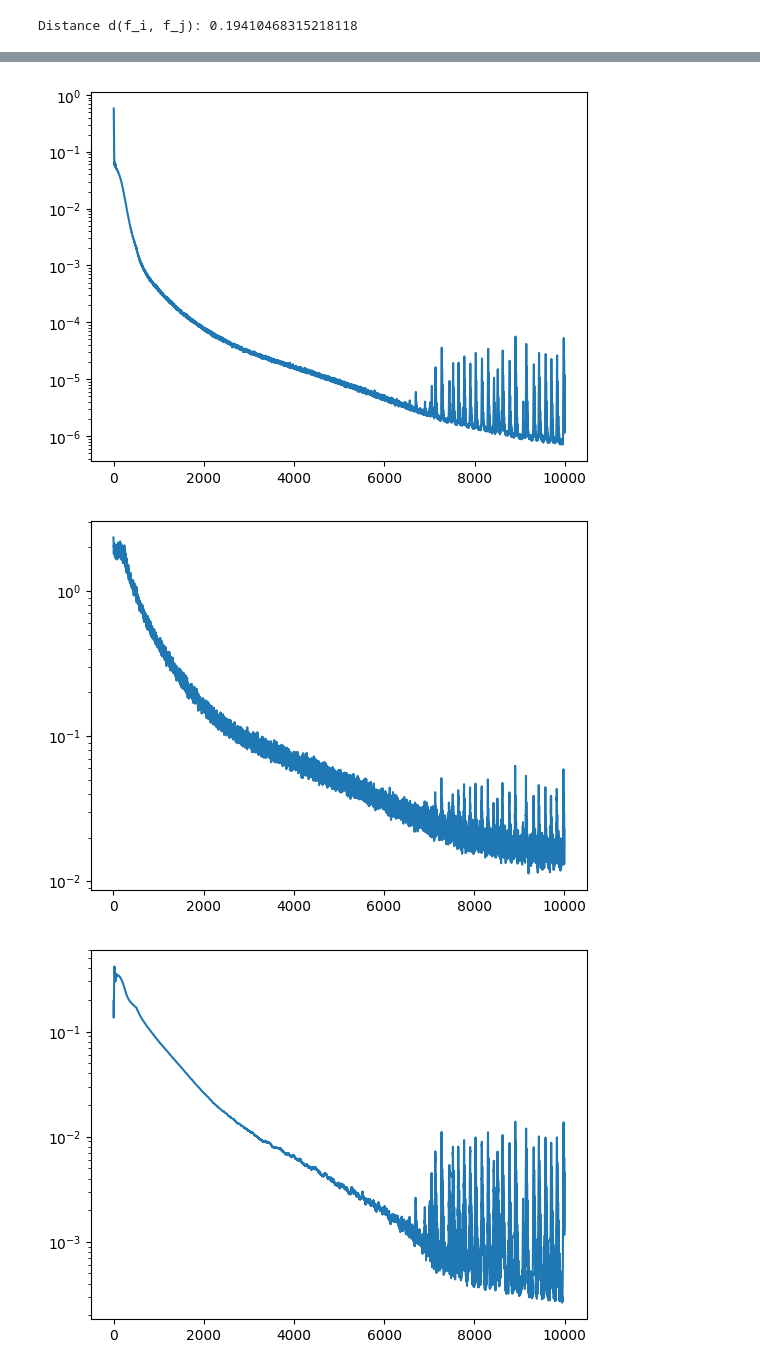
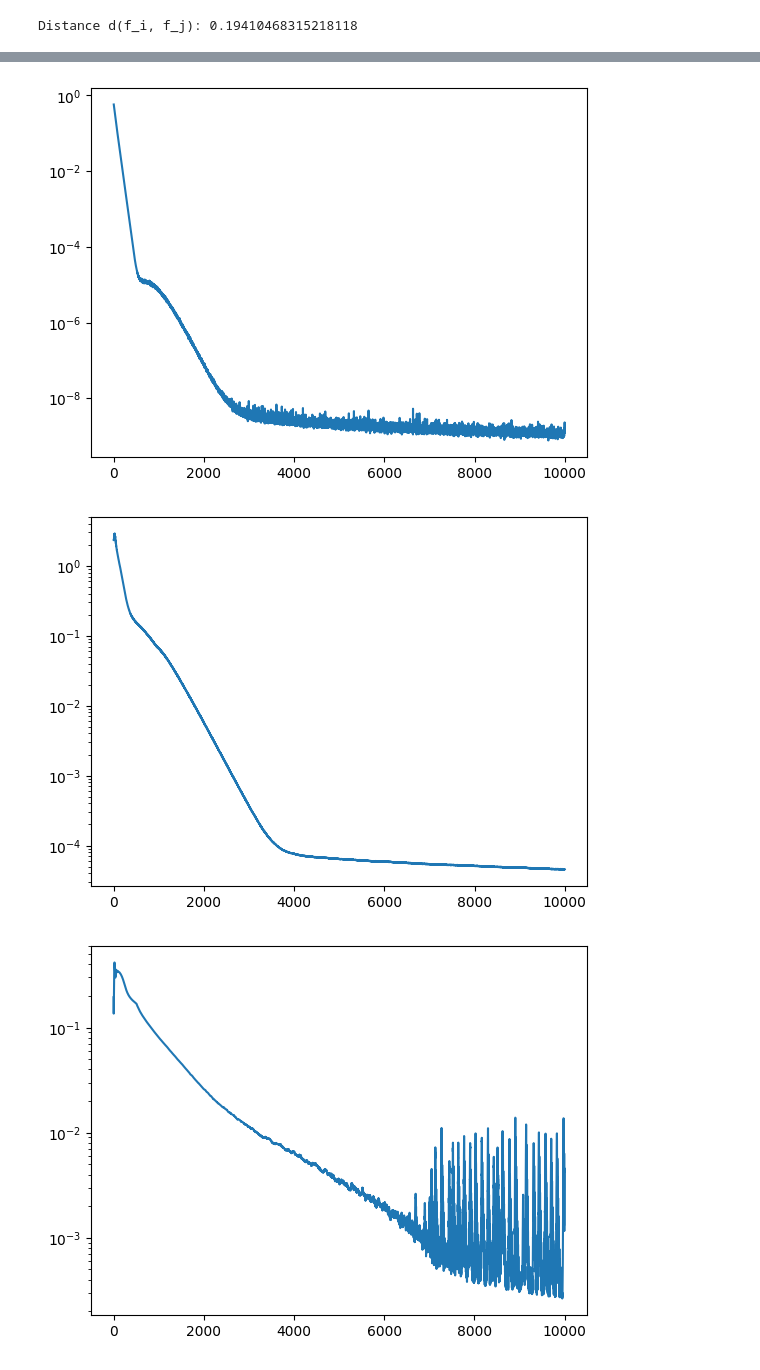
Before and after one commit to JamesAndrewKing/GaussNewtonShapes, a Jupyter notebook: notebooks/catenoid.ipynb, the cells around one changed output, grey strips where cells are left out. Drawn from its saved outputs; the diff is of its cells as text; code cells hidden in the pictures.

```diff
--- a/notebooks/catenoid.ipynb
+++ b/notebooks/catenoid.ipynb
@@ -149,8 +149,8 @@ pts_eikonal = torch.cat((pts_space_fixed, pts_boundary))
 pts_surface = pts_boundary
 
 
-# loss_weights = {"interface": 1.0, "eikonal": 0.001, "curvature": 1.0}
-loss_weights = {"interface": 1.0, "eikonal": 0.5, "curvature": 1.0}
+loss_weights = {"interface": 1.0, "eikonal": 0.001, "curvature": 1.0}
+# loss_weights = {"interface": 1.0, "eikonal": 0.5, "curvature": 1.0}
 
 
 
@@ -259,6 +259,10 @@ def compute_distance(model, true_implicit, pts_surface_model, pts_surface_true):
     # Refine model surface samples for exact error calculation
     pts_surface_model = sample_model_surface_newton(model, pts_surface_model)
 
+    # Cut away points further away than the boundary points
+    distances = torch.norm(pts_surface_model[:, :2], dim=1)
+    pts_surface_model = pts_surface_model[distances <= np.cosh(v_max)]
+
     # Compute the integral of squared values over both surfaces
     with torch.no_grad():
         d_model = model(pts_surface_true).squeeze().square().mean()
@@ -315,13 +319,10 @@ params = model.params
 loss_over_iters = {}
 distance_over_iters = {}
 chamfer_over_iters = {}
-bounds = torch.tensor([[-1,1], [-1,1], [-1,1]], dtype=torch.float64)
 # Gauss-Newton:
-# loss_weights = {"interface": 1.0, "interface_corners": 10.0, "eikonal": 0.001, "laplacian": 1.0}
-# optim = HandNGD(model, lr=1e-2, config=config)
+optim = HandNGD(model, lr=1e-2, config=config)
 # Adam:
-# loss_weights = {"interface": 10.0, "interface_corners": 0.0, "eikonal": 0.4, "laplacian": 1.0}
-optim = torch.optim.Adam(model.parameters(), lr=1e-3)
+# optim = torch.optim.Adam(model.parameters(), lr=1e-3)
 # eikonal weight has to be small compared to h_laplace, see StabEik
 
 for i in (pbar:=trange(10000)):
@@ -333,58 +334,51 @@ for i in (pbar:=trange(10000)):
     ## 2) Eikonal at boundaries (or everywhere?)
     loss_eikonal  = 0.5*(model.vf_x(params, pts_eikonal).squeeze(1).square().sum(1).sqrt() - 1).square().mean()
 
-    loss_laplacian = 0.5*model.v_f_laplace(params, pts_space).squeeze(1).square().mean()
+    # loss_laplacian = 0.5*model.v_f_laplace(params, pts_space).squeeze(1).square().mean()
 
     if i == 500:
         loss_weights = {"interface": 1.0, "eikonal": 0.0, "curvature": 1.0}
-        # loss_weights = {"interface": 1.0, "eikonal": 0.4, "laplacian": 1.0, "curvature": 0.1}
         config["loss_weights"] = loss_weights
         optim.config = config
 
     pts_surface = sample_model_surface_binsearch(model)
     config["pts_surface"] = pts_surface
     optim.config = config
 
     loss_curvature = 0.5*model.v_f_mean_curvature(params, pts_surface).squeeze(1).square().mean()
 
     # loss = loss_weights["interface"] * loss_interface + loss_weights["eikonal"] * loss_eikonal + loss_weights["laplacian"] * loss_laplacian + loss_weights["curvature"] * loss_curvature
     loss = loss_weights["interface"] * loss_interface + loss_weights["eikonal"] * loss_eikonal + loss_weights["curvature"] * loss_curvature
 
     loss.backward()
     with torch.no_grad():
         loss_metric = loss_interface + loss_curvature
-        # distance_over_iters[i], _, _ = compute_distance(model.double(), enneper_level_set)
         distance_over_iters[i] = compute_distance(model.double(), catenoid_level_set, pts_surface, pts_surface_true)
-        # pts_newton = refine_surface_samples_newton(model, pts_surface)
-        # distance_over_iters[i] = torch.abs(enneper_level_set(pts_newton)).mean()
-        chamfer_over_iters[i] = chamfer_disc(model, pts_surface_true) #pts_surface model is full of zeros here
+        chamfer_over_iters[i] = chamfer_disc(model, pts_surface_true)
 
 
         pbar.set_description(f"interface: {loss_interface.item():.2e} "
                             f"eikonal: {loss_eikonal.item():.2e} "
                             f"curvature: {loss_curvature.item():.2e} "
                             f"laplacian: {loss_laplacian.item():.2e} "
-                            f"error: {chamfer_over_iters[i]:.2e} "
+                            f"error: {distance_over_iters[i]:.2e} "
                             f"{len(pts_surface)}"
                             )
         loss_over_iters[i] = loss_metric.item()
-        # if i > 500:
-            # print(distance_over_iters[i])
-            # optim.loss = loss_curvature
     optim.step()
 
 plt.plot(loss_over_iters.keys(), loss_over_iters.values())
 plt.semilogy()
 plt.show()
 # %% [output]
-[figure, old version]
+[figure, new version]
 # %%
 plt.plot(distance_over_iters.keys(), distance_over_iters.values())
 plt.semilogy()
 # plt.savefig("error_catenoid.png")
 plt.show()
 # %% [output]
-[figure, old version]
+[figure, new version]
 # %%
 plt.plot(chamfer_over_iters.keys(), chamfer_over_iters.values())
 plt.semilogy()
```
Also changed, not shown: parts of 3 cells of this notebook, 1 other file.
